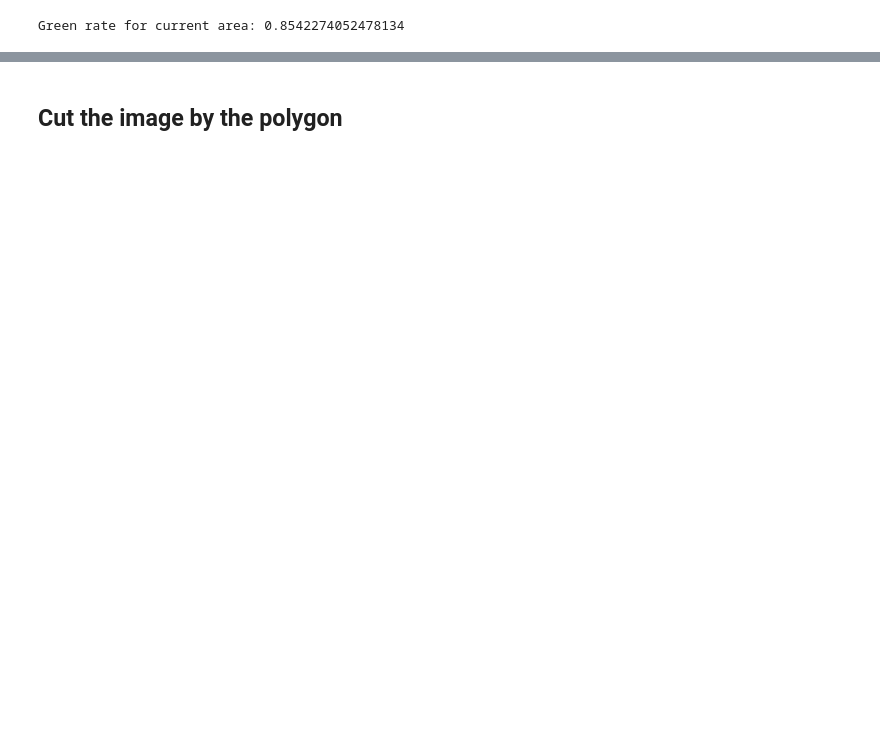
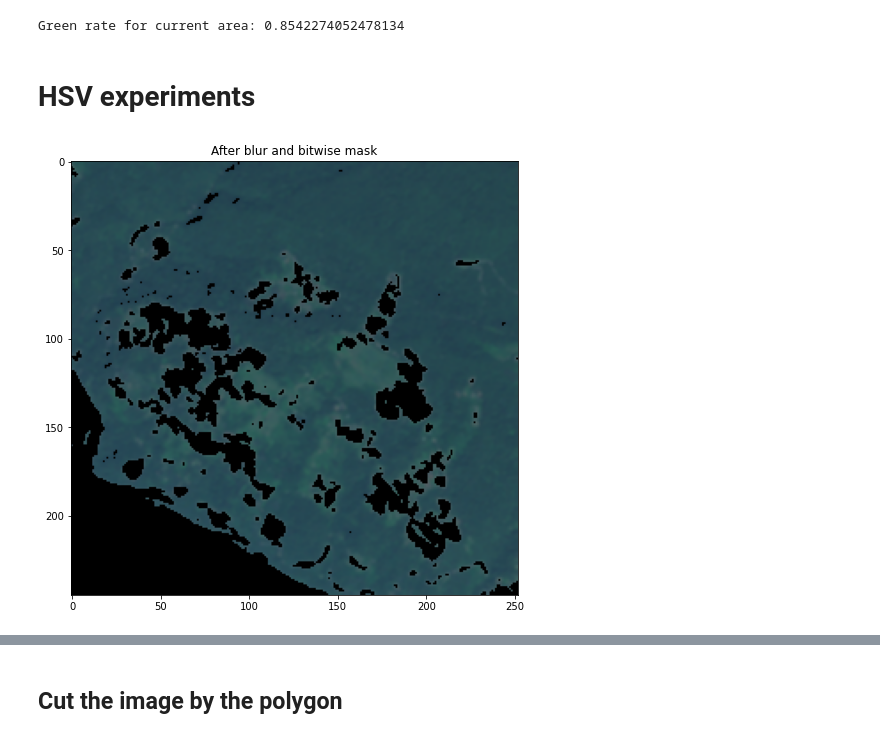
Before and after one commit to MADE-project-team1/GreenZone, a Jupyter notebook: OSM_Santinel.ipynb, the cells around one changed output, grey strips where cells are left out. Cells and saved outputs as stored; diff of their text form; code cells hidden in the pictures; blank space fills up the shorter version.

```diff
--- a/OSM_Santinel.ipynb
+++ b/OSM_Santinel.ipynb
@@ -294,3 +268,19 @@ total_area = sum(sum(heat_map)) / shape
 print("Green rate for current area:", total_area)
 # %% [output]
 Green rate for current area: 0.8542274052478134
+# %% [markdown]
+# HSV experiments
+# %%
+image = (img * 255).astype(np.uint8)
+image = cv2.GaussianBlur(image, (3,3), 0)
+hsv = cv2.cvtColor(image, cv2.COLOR_RGB2HSV)
+lower = np.array([0, 0, 0])
+upper = np.array([100, 255, 98])
+mask = cv2.inRange(hsv, lower, upper)
+result = cv2.bitwise_and(image, image, mask=mask)
+
+plt.figure(figsize=(8, 8))
+plt.title("After blur and bitwise mask")
+plt.imshow(result);
+# %% [output]
+[figure, added]
```
Also changed, not shown: parts of 26 cells of this notebook.
